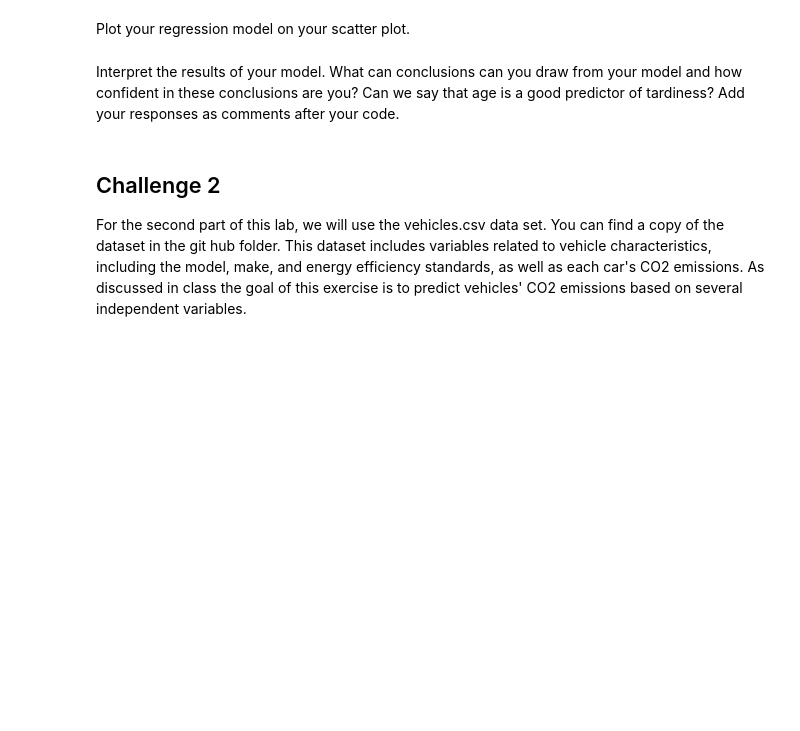
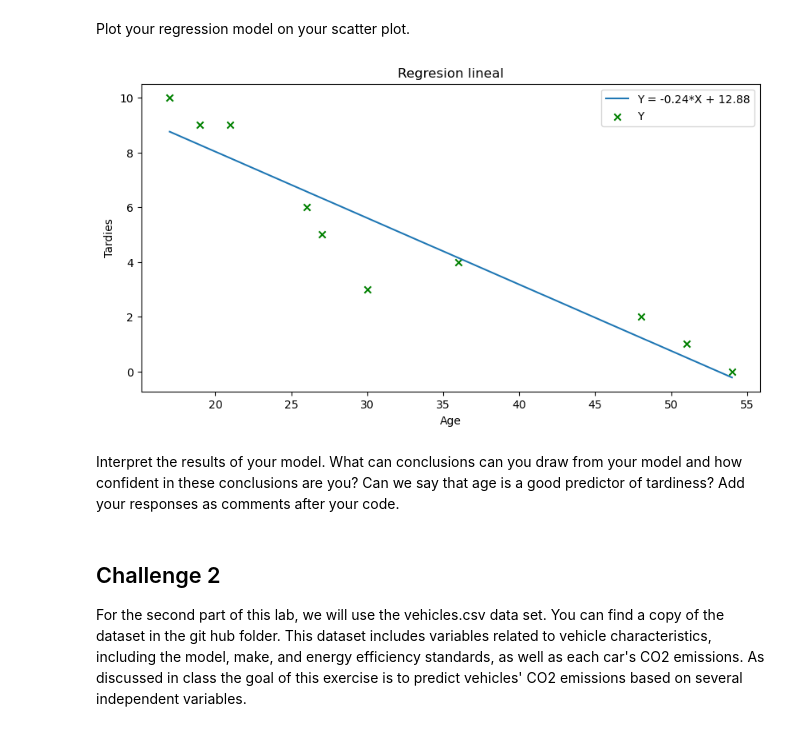
Before and after one commit to Ironhack-Data-Madrid-Abril-2023/7.3-lab_regression_analysis, a Jupyter notebook: your-code.ipynb, the cells around one changed output. Saved outputs shown, nothing was run; the diff lists cells and outputs as text; code cells hidden in the pictures; blank space fills up the shorter version.

```diff
--- a/your-code.ipynb
+++ b/your-code.ipynb
@@ -92,2 +135,25 @@ Plot your regression model on your scatter plot.
+# %%
+# Your code here.
+x = np.linspace(student_data.X.min(), student_data.X.max(), 50)
+# line function
+y = -0.2428*x + 12.8888
+
+plt.figure(figsize=(10, 5))
+
+# line of fit
+plt.plot(x, y, label = f'Y = {-0.24}*X + {12.88}')
+
+
+# data
+plt.scatter(student_data.X, student_data.Y, marker = 'x', c = 'g', label='Y')
+
+
+plt.title('Regresion lineal')
+plt.xlabel('Age')
+plt.ylabel('Tardies')
+plt.legend()
+plt.show();
+# %% [output]
+[figure, added]
 # %% [markdown]
 Interpret the results of your model. What can conclusions can you draw from your model and how confident in these conclusions are you? Can we say that age is a good predictor of tardiness? Add your responses as comments after your code.
```
Also changed, not shown: parts of 7 cells of this notebook.
